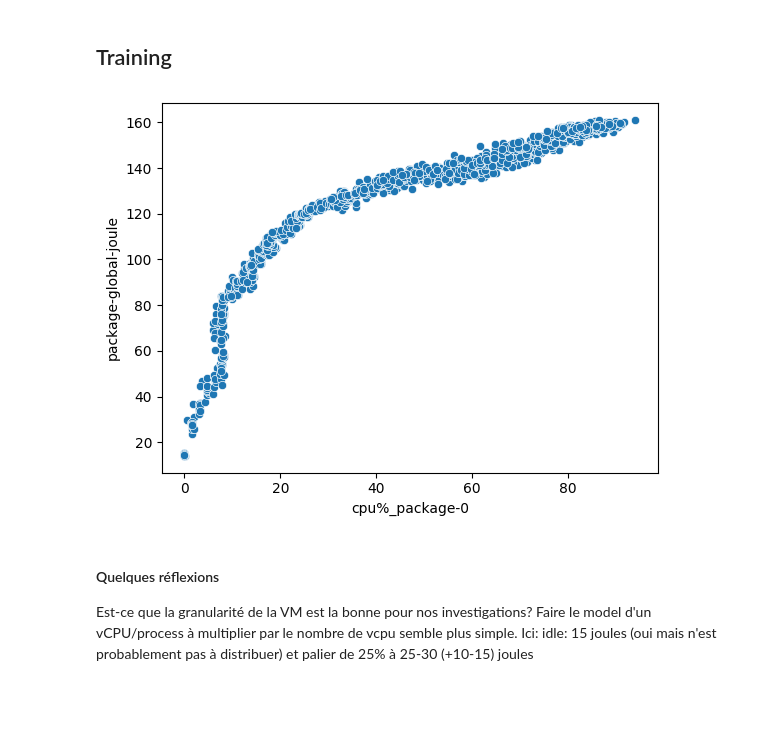
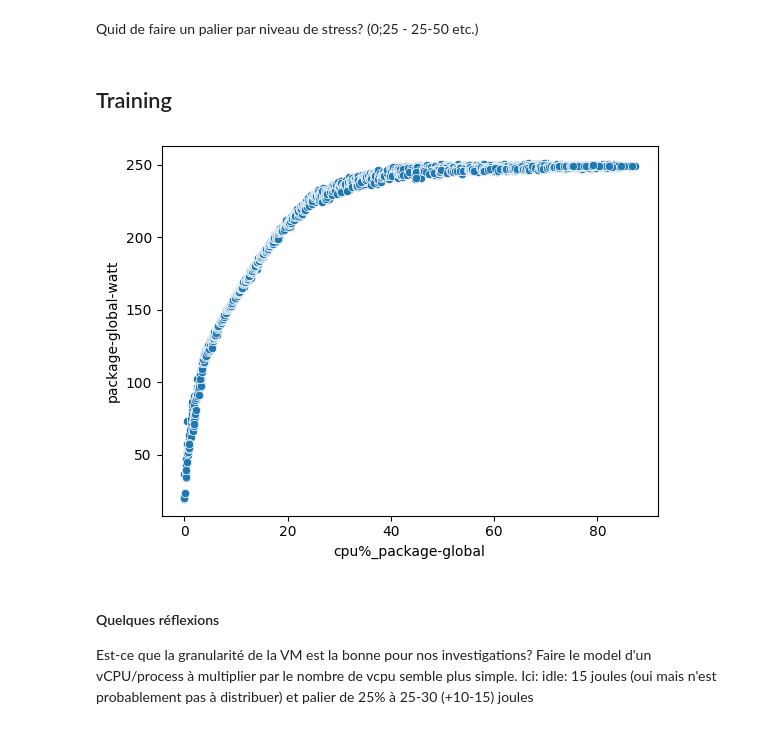
Before and after one commit to jacquetpi/cinergy-models, a Jupyter notebook: notebooks/paper-figures.ipynb, the cells around one changed output. Saved outputs shown, nothing was run; the diff lists cells and outputs as text; code cells hidden in the pictures; blank space fills up the shorter version.

```diff
--- a/notebooks/paper-figures.ipynb
+++ b/notebooks/paper-figures.ipynb
@@ -24,18 +24,19 @@ def format_csv(path : str):
 def merge_datasets(input_datasets : dict):
     for name, dataset in input_datasets.items(): dataset['dataset'] = name
     return pd.concat(input_datasets.values())
+# %% [markdown]
+Quid de faire un palier par niveau de stress? (0;25 - 25-50 etc.)
 # %% [markdown]
 ## Training
 # %%
-#dataset_def  = format_csv('/home/pierre/src/cinergy-models/consumption-training.csv')
-dataset_training = format_csv('/home/pierre/src/cinergy-models/models/nova-10.lyon.grid5000.fr-training.csv')
+#dataset_training = format_csv('/home/pierre/src/cinergy-models/models/nova-14/nova-14.lyon.grid5000.fr-training-server.csv')
+dataset_training = format_csv('/home/pierre/src/cinergy-models/models/grappe-4/grappe-4.nancy.grid5000.fr-training-server.csv')
 # %%
 zoom = dataset_training.loc[dataset_training['timestamp'] < 120]
 # %%
-#g = sns.scatterplot(data=dataset_training, x='timestamp', y='cpu%_package-0')
-g = sns.scatterplot(data=dataset_training, x='cpu%_package-0', y='package-global-joule')
+g = sns.scatterplot(data=dataset_training, x='cpu%_package-global', y='package-global-watt')
 # %% [output]
-[figure, old version]
+[figure, new version]
 # %% [markdown]
 #### Quelques réflexions
 Est-ce que la granularité de la VM est la bonne pour nos investigations? Faire le model d'un vCPU/process à multiplier par le nombre de vcpu semble plus simple. Ici: idle: 15 joules (oui mais n'est probablement pas à distribuer) et palier de 25% à 25-30 (+10-15) joules
```
Also changed, not shown: parts of 12 cells of this notebook, 1 other file.
